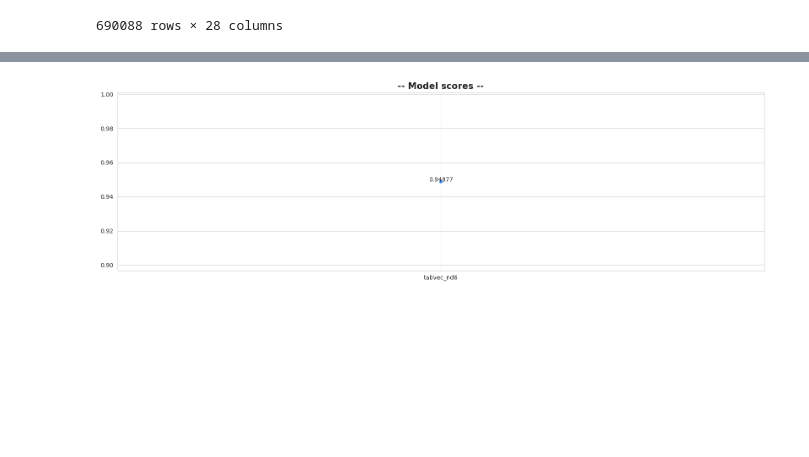
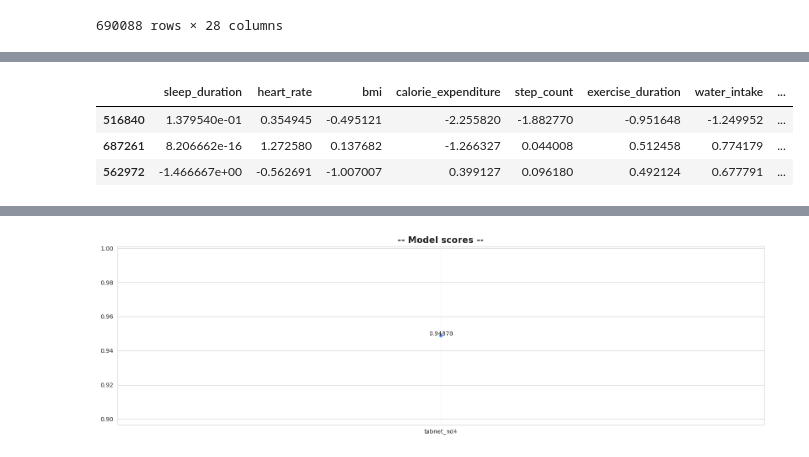
Before and after one commit to coded-sly/ps6e7-Student-Health, a Jupyter notebook: ps6e7-tabnet-student-health.ipynb, the cells around one changed output, grey strips where cells are left out. Saved outputs shown, nothing was run; the diff lists cells and outputs as text; code cells hidden in the pictures; blank space fills up the shorter version.

Commit message:
Kaggle Notebook | ps6e7 | TabNet | Student ❤️‍🩹 Health | NET_ND4_indicator_multi_seeds5

```diff
--- a/ps6e7-tabnet-student-health.ipynb
+++ b/ps6e7-tabnet-student-health.ipynb
@@ -1225,46 +1225,47 @@ train_data
 # %%
 # !rm -r /kaggle/working
 # %%
-# # if all_predictions:
-# #     all_predictions.clear()
+# if all_predictions:
+#     all_predictions.clear()
 
-# net_params = {
-#     'n_d': 2, # 6
-#     'n_a': 2, # 6
-#     # 'n_steps': 3,
-#     # 'gamma': 1.3,
-#     # 'n_independent': 2,
-#     # 'n_shared': 2,
-#     # 'epsilon': 1e-15,
-#     # 'lambda_sparse': 1e-3,
-#     # 'cat_emb_dim': 2,
-#     # 'mask_type': 'sparsemax',
-#     'optimizer_fn': torch.optim.Adam,
-#     'optimizer_params': {'lr': 0.01, 'weight_decay': 0.0},
-#     # 'scheduler_fn': torch.optim.lr_scheduler.StepLR,
-#     # 'scheduler_params': {'step_size': 20, 'gamma': 0.9},
-#     'verbose': 1,
-#     'seed': CFG['SEED'],
-# }
+net_params = {
+    'n_d': 2, # 6
+    'n_a': 2, # 6
+    # 'n_steps': 3,
+    # 'gamma': 1.3,
+    # 'n_independent': 2,
+    # 'n_shared': 2,
+    # 'epsilon': 1e-15,
+    # 'lambda_sparse': 1e-3,
+    # 'cat_emb_dim': 2,
+    # 'mask_type': 'sparsemax',
+    'optimizer_fn': torch.optim.Adam,
+    'optimizer_params': {'lr': 0.01, 'weight_decay': 0.0},
+    # 'scheduler_fn': torch.optim.lr_scheduler.StepLR,
+    # 'scheduler_params': {'step_size': 20, 'gamma': 0.9},
+    'verbose': 1,
+    'seed': CFG['SEED'],
+}
 
-# # n = 'tabnet' net_ND6_indicator_multi_seeds_5
-# ## ----------------------------------------------
-# for VALUE in [6]: # , 6, 8
-#     net_params['n_d'] = VALUE
-#     net_params['n_a'] = VALUE
-#     n = f"tabnet_nd{str(VALUE)}"
-#     all_predictions[n] = Trainer_CV(
-#         model_name=n,
-#         params=net_params,
-#         train_df=train_data,
-#         test_df=test,
-#         features=FEATURES,
-#         target=TARGET,
-#         kfold=skf,
-#         metrics=['balanced_accuracy'],
-#         process_skrub=False,
-#         cat_cols=CATS+INDI_COLS,
-#         num_cols=NUMS,
-#         multi_seeds=MULTI_SEEDS,
-#         show_df=True,
-#     )
+# n = 'tabnet' net_ND6_indicator_multi_seeds_5
+## ----------------------------------------------
+for VALUE in [4]: # , 6, 8
+    net_params['n_d'] = VALUE
+    net_params['n_a'] = VALUE
+    n = f"tabnet_nd{str(VALUE)}"
+    all_predictions[n] = Trainer_CV(
+        model_name=n,
+        params=net_params,
+        train_df=train_data,
+        test_df=test,
+        features=FEATURES,
+        target=TARGET,
+        kfold=skf,
+        metrics=['balanced_accuracy'],
+        process_skrub=False,
+        cat_cols=CATS+INDI_COLS,
+        num_cols=NUMS,
+        multi_seeds=MULTI_SEEDS,
+        show_df=True,
+    )
+# %% [output]
@@ -1270,0 +1280,4 @@ train_data
+|  | sleep_duration | heart_rate | bmi | calorie_expenditure | step_count | exercise_duration | water_intake | ... |
+| 516840 | 1.379540e-01 | 0.354945 | -0.495121 | -2.255820 | -1.882770 | -0.951648 | -1.249952 | ... |
+| 687261 | 8.206662e-16 | 1.272580 | 0.137682 | -1.266327 | 0.044008 | 0.512458 | 0.774179 | ... |
+| 562972 | -1.466667e+00 | -0.562691 | -1.007007 | 0.399127 | 0.096180 | 0.492124 | 0.677791 | ... |
```
Also changed, not shown: parts of 7 cells of this notebook.
